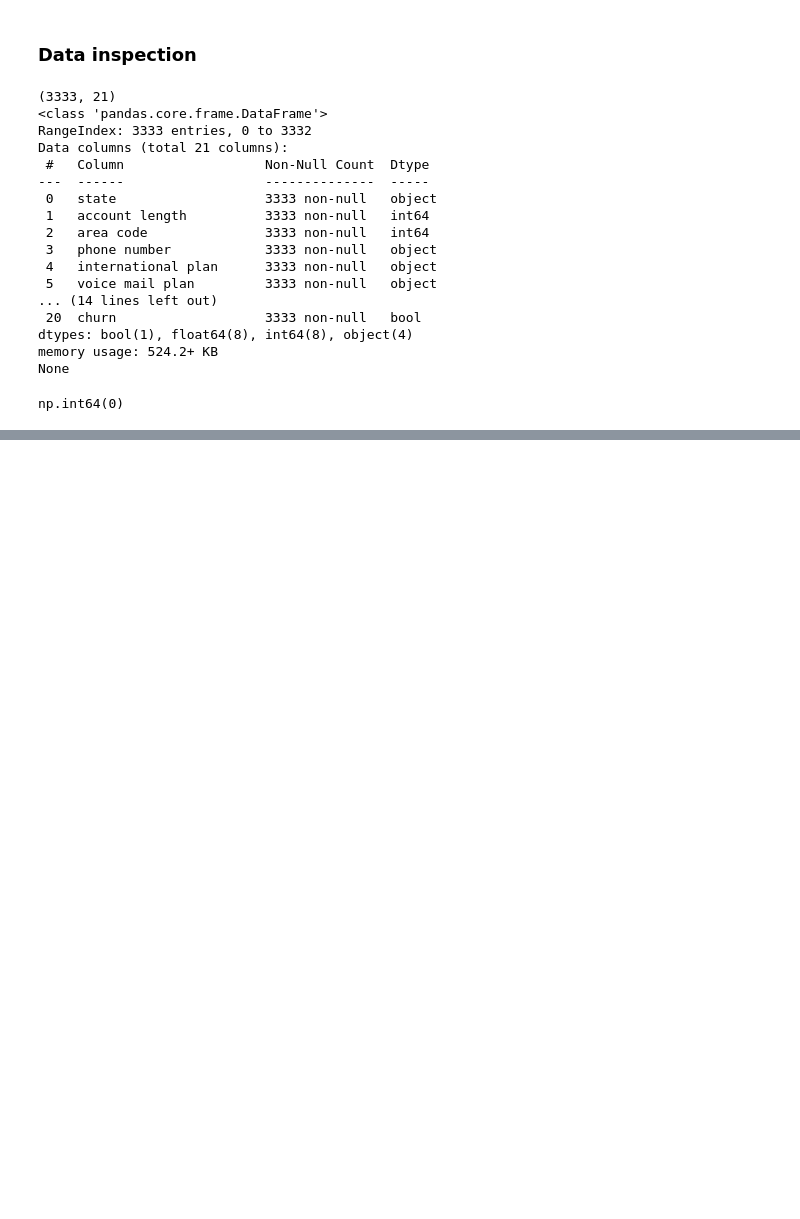
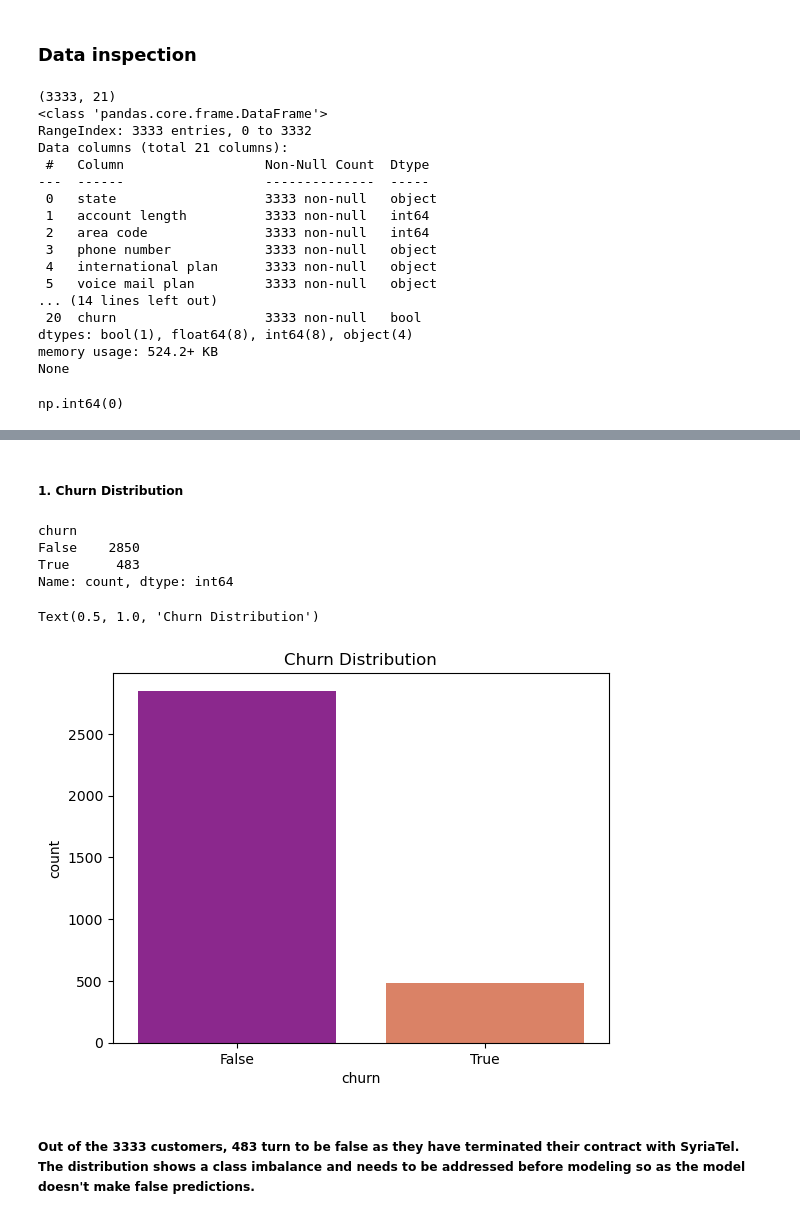
Before and after one commit to muimidean/SyriaTel_Customer_Churn, a Jupyter notebook: SyriaTel_Customer_Churn.ipynb, the cells around one changed output, grey strips where cells are left out. Drawn from its saved outputs; the diff is of its cells as text; code cells hidden in the pictures; blank space fills up the shorter version.

```diff
--- a/SyriaTel_Customer_Churn.ipynb
+++ b/SyriaTel_Customer_Churn.ipynb
@@ -102,0 +124,15 @@ churn_df.describe()
+# %% [markdown]
+##### 1. Churn Distribution
+# %%
+print(churn_df.churn.value_counts())
+sns.countplot(data=churn_df, x='churn', palette='plasma')
+plt.title('Churn Distribution')
+# %% [output]
+churn
+False    2850
+True      483
+Name: count, dtype: int64
+Text(0.5, 1.0, 'Churn Distribution')
+[figure, added]
+# %% [markdown]
+##### Out of the 3333 customers, 483 turn to be false as they have terminated their contract with SyriaTel. The distribution shows a class imbalance and needs to be addressed before modeling so as the model doesn't make false predictions.
```
Also changed, not shown: parts of 4 cells of this notebook.
